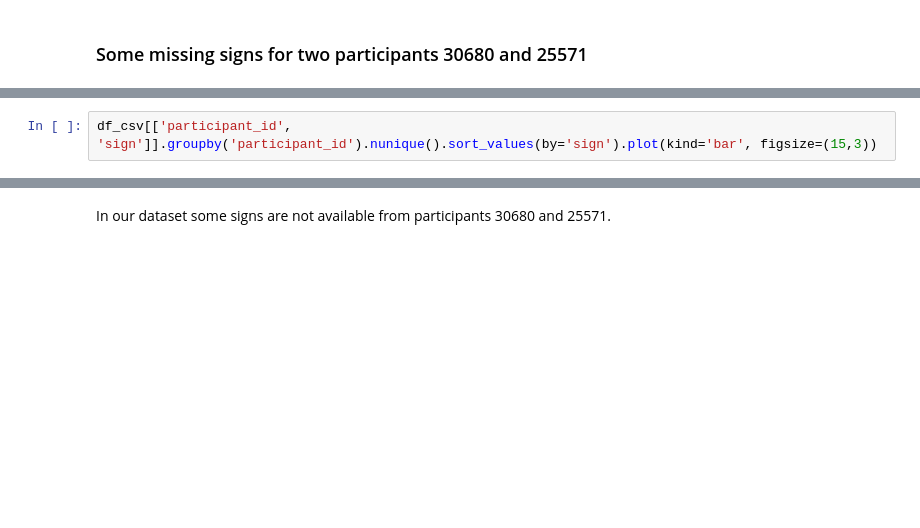
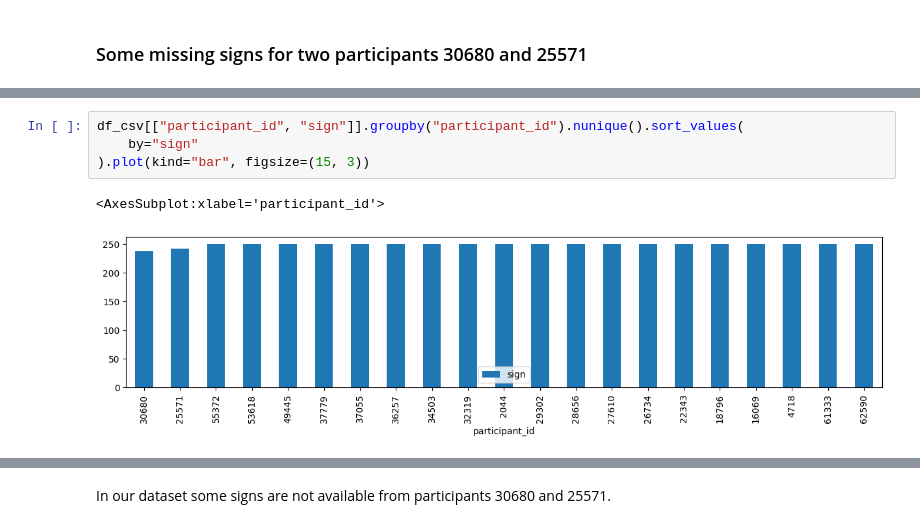
Before and after one commit to vosmani36/Capstone_Project_SignMeUp, a Jupyter notebook: notebooks/Project_Notebook_v0.ipynb, the cells around one changed output, grey strips where cells are left out. Cells and saved outputs as stored; diff of their text form; blank space fills up the shorter version.

```diff
--- a/notebooks/Project_Notebook_v0.ipynb
+++ b/notebooks/Project_Notebook_v0.ipynb
@@ -1007,3 +1089,8 @@ df_csv[['participant_id', 'sign']].groupby('participant_id').nunique().sort_valu
 # %%
-df_csv[['participant_id', 'sign']].groupby('participant_id').nunique().sort_values(by='sign').plot(kind='bar', figsize=(15,3))
+df_csv[["participant_id", "sign"]].groupby("participant_id").nunique().sort_values(
+    by="sign"
+).plot(kind="bar", figsize=(15, 3))
+# %% [output]
+<AxesSubplot:xlabel='participant_id'>
+[figure, added]
 # %%
```
Also changed, not shown: parts of 64 cells of this notebook.
